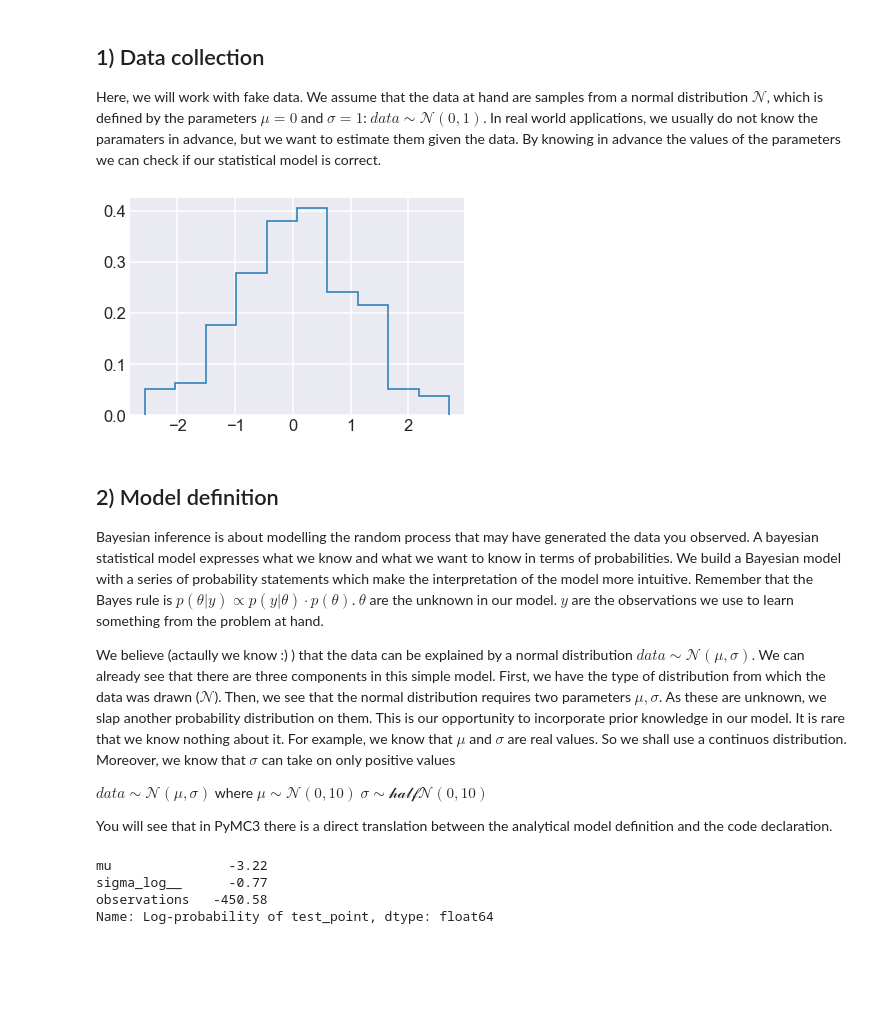
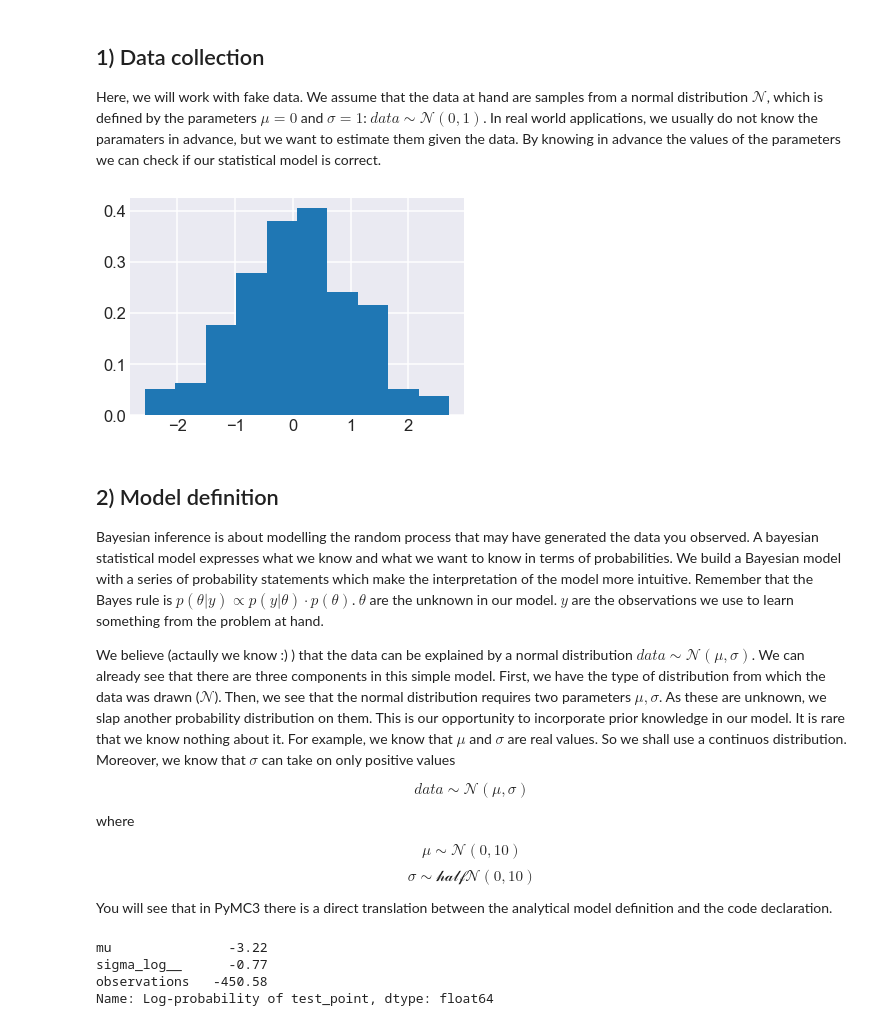
Before and after one commit to JackCaster/Intro_to_PyMC3, a Jupyter notebook: notebooks/00 - Model a normal distribution.ipynb, the cells around one changed output. Cells and saved outputs as stored; diff of their text form; code cells hidden in the pictures; blank space fills up the shorter version.

```diff
--- a/notebooks/00 - Model a normal distribution.ipynb
+++ b/notebooks/00 - Model a normal distribution.ipynb
@@ -44,19 +48,21 @@ SEED = 20191211
 np.random.seed(SEED)
 Y = np.random.normal(loc=mu_real, scale=sigma_real, size=n_samples)
 # %%
-plt.hist(Y, density=True, histtype='step');
+plt.hist(Y, density=True);
 # %% [output]
-[figure, old version]
+[figure, new version]
 # %% [markdown]
 ## 2) Model definition
 Bayesian inference is about modelling the random process that may have generated the data you observed. A bayesian statistical model expresses what we know and what we want to know in terms of probabilities. We build a Bayesian model with a series of probability statements which make the interpretation of the model more intuitive. Remember that the Bayes rule is $p(\theta|y) \propto p(y|\theta) \cdot p(\theta)$. $\theta$ are the unknown in our model. $y$ are the observations we use to learn something from the problem at hand.
 
 We believe (actaully we know :) ) that the data can be explained by a normal distribution $data\sim\mathcal{N}(\mu, \sigma)$. We can already see that there are three components in this simple model. First, we have the type of distribution from which the data was drawn ($\mathcal{N}$). Then, we see that the normal distribution requires two parameters $\mu, \sigma$. As these are unknown, we slap another probability distribution on them. This is our opportunity to incorporate prior knowledge in our model. It is rare that we know nothing about it. For example, we know that $\mu$ and $\sigma$ are real values. So we shall use a continuos distribution. Moreover, we know that $\sigma$ can take on only positive values
 
-$data\sim\mathcal{N}(\mu, \sigma)$
+$$data\sim\mathcal{N}(\mu, \sigma)$$
+
 where
-$\mu \sim\mathcal{N}(0, 10)$
-$\sigma \sim\mathcal{halfN}(0, 10)$
+
+$$\mu \sim\mathcal{N}(0, 10)$$
+$$\sigma \sim\mathcal{halfN}(0, 10)$$
 
 You will see that in PyMC3 there is a direct translation between the analytical model definition and the code declaration.
 # %%
```
Also changed, not shown: parts of 7 cells of this notebook, 1 other file.
